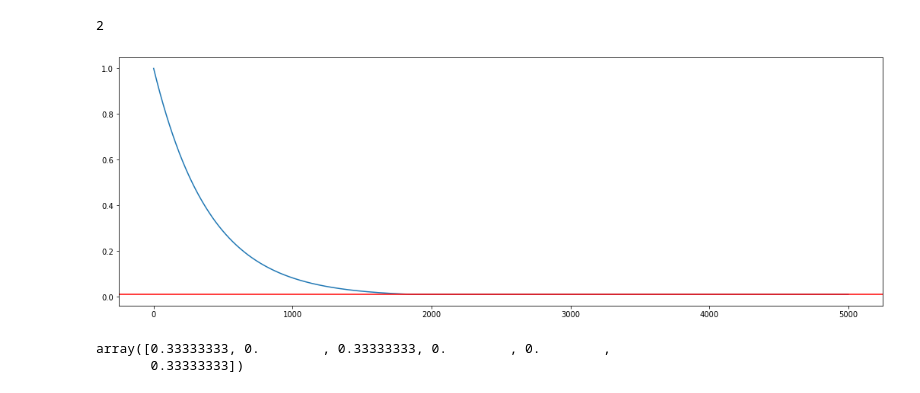
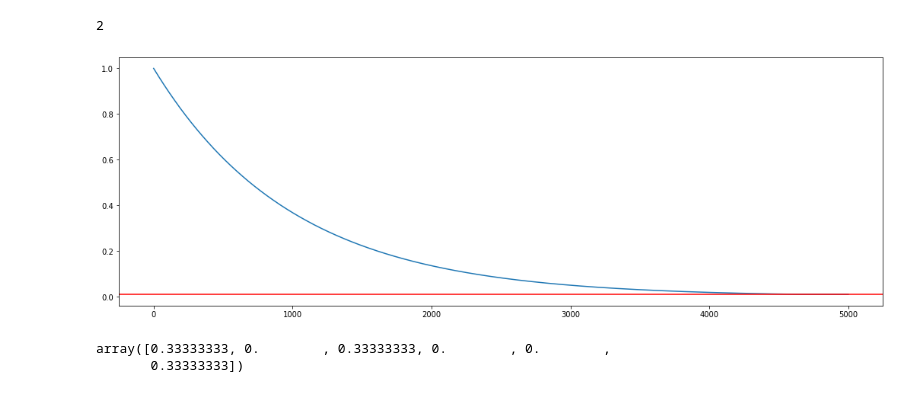
Before and after one commit to tiagomontalvao/gambling-tic-tac-toe, a Jupyter notebook: notebooks/eps-greedy.ipynb, the cells around one changed output. Drawn from its saved outputs; the diff is of its cells as text; code cells hidden in the pictures.

```diff
--- a/notebooks/eps-greedy.ipynb
+++ b/notebooks/eps-greedy.ipynb
@@ -28,7 +28,7 @@ x[0:].argmax().item()
 # %%
 eps_start = 1.0
 eps_end = 0.01
-eps_decay = 0.9975
+eps_decay = 0.999
 # %%
 eps = eps_start
 epss = [eps]
@@ -37,10 +37,10 @@ for _ in range(5000):
     epss.append(eps)
 # %%
 fig, ax = plt.subplots(figsize=(18,6))
-ax.plot(epss[:47000])
+ax.plot(epss)
 ax.axhline(0.01, c='r');
 # %% [output]
-[figure, old version]
+[figure, new version]
 # %%
 action_probs = torch.Tensor([0.1, 0, 0.2, 0, 0, 0.7])
 p = np.ones(len(action_probs))
```
Also changed, not shown: 20 other files.
